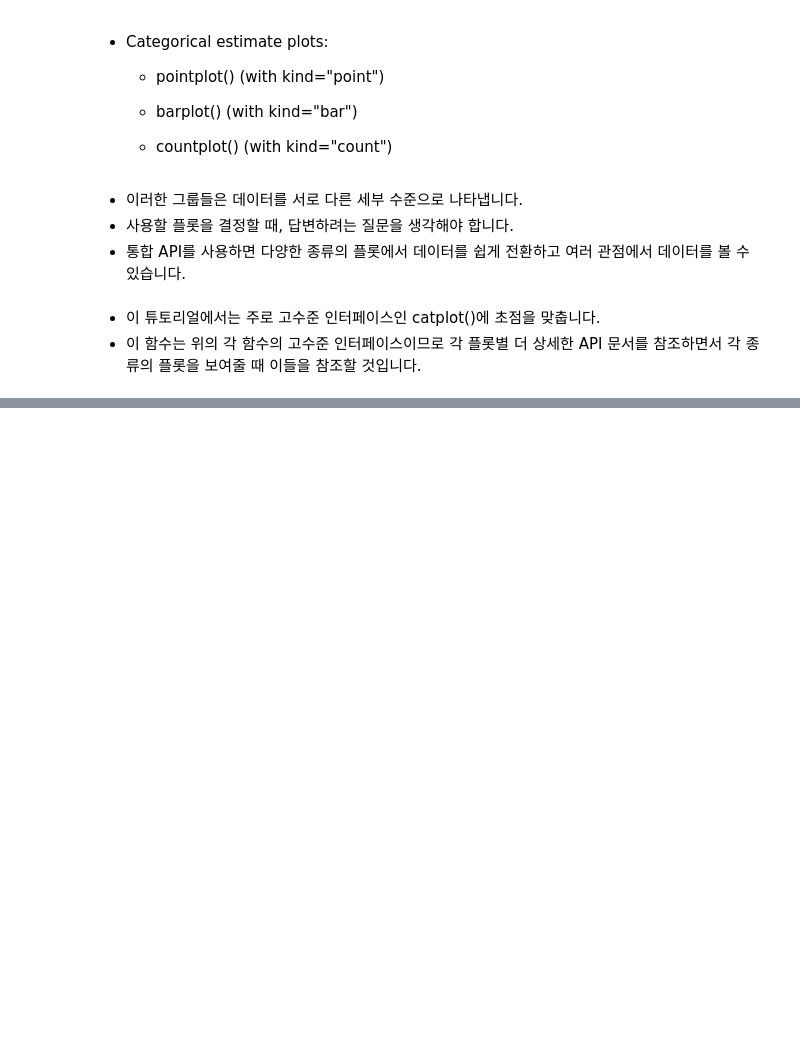
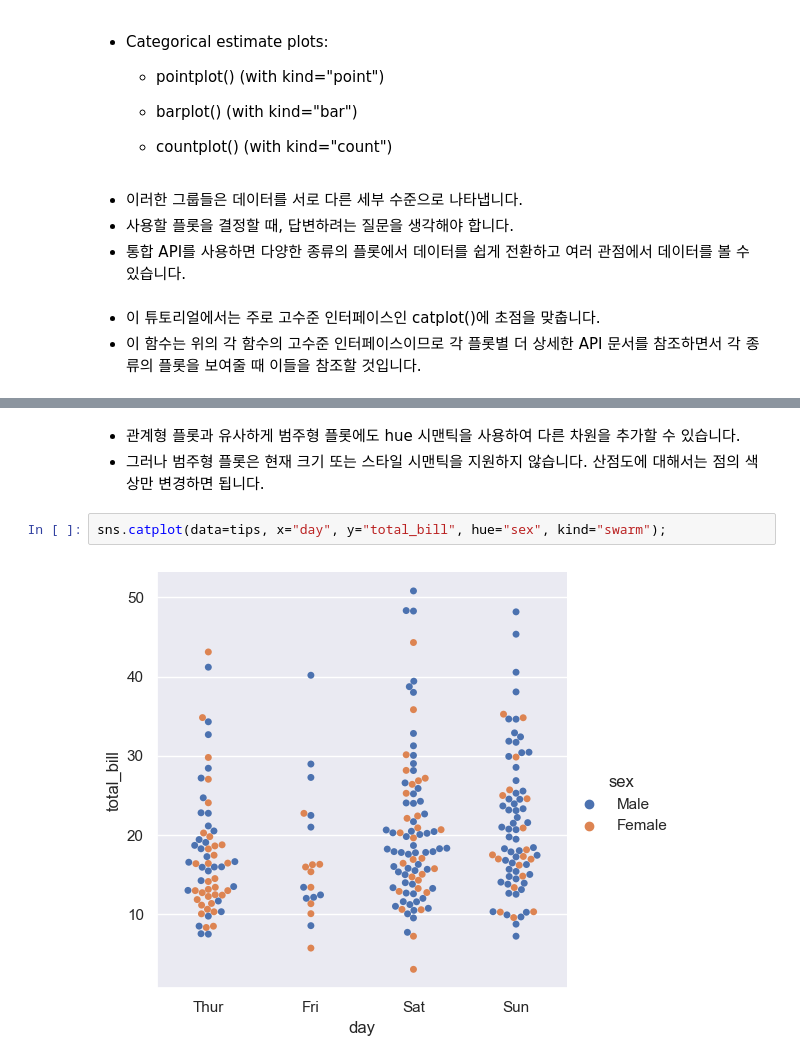
Before and after one commit to kinghy00/Seaborn-Tutorial, a Jupyter notebook: Visualizing_categorical_data.ipynb, the cells around one changed output, grey strips where cells are left out. Cells and saved outputs as stored; diff of their text form; blank space fills up the shorter version.

```diff
--- a/Visualizing_categorical_data.ipynb
+++ b/Visualizing_categorical_data.ipynb
@@ -63,0 +89,7 @@ flights_wide = flights.pivot(index="year", columns="month", values="passengers")
+# %% [markdown]
+- 관계형 플롯과 유사하게 범주형 플롯에도 hue 시맨틱을 사용하여 다른 차원을 추가할 수 있습니다.
+- 그러나 범주형 플롯은 현재 크기 또는 스타일 시맨틱을 지원하지 않습니다. 산점도에 대해서는 점의 색상만 변경하면 됩니다.
+# %%
+sns.catplot(data=tips, x="day", y="total_bill", hue="sex", kind="swarm");
+# %% [output]
+[figure, added]
```
Also changed, not shown: parts of 13 cells of this notebook.
